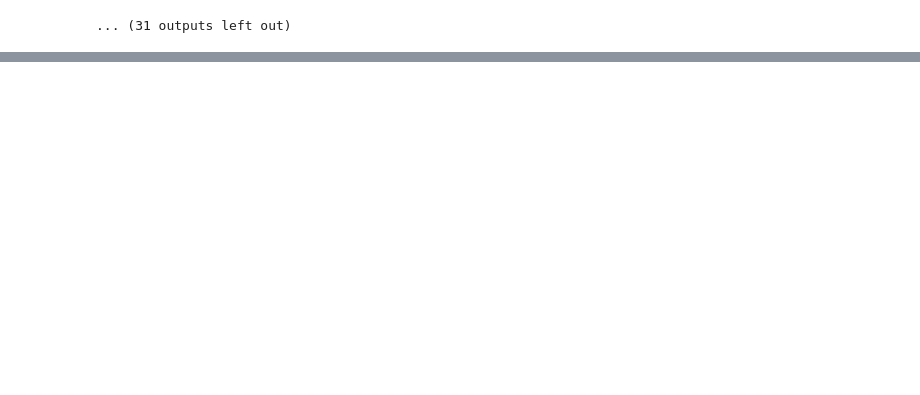
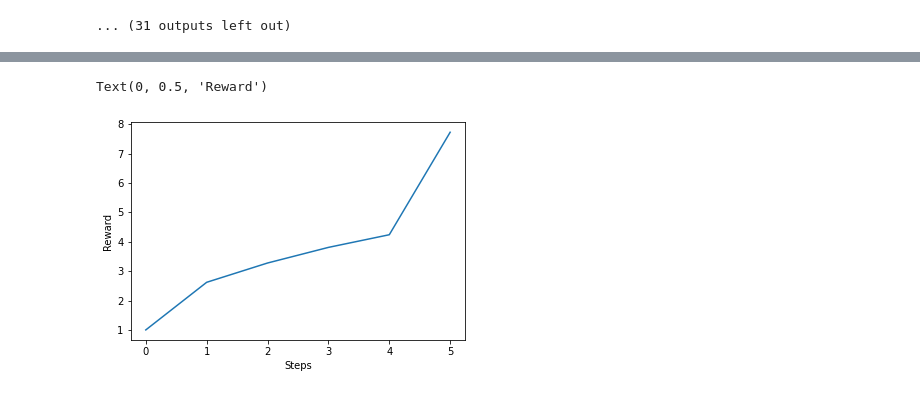
Before and after one commit to baasitsharief/CSE_546_Assignment_1, a Jupyter notebook: baasitsh_Assignment1.ipynb, the cells around one changed output, grey strips where cells are left out. Cells and saved outputs as stored; diff of their text form; code cells hidden in the pictures; blank space fills up the shorter version.

```diff
--- a/baasitsh_Assignment1.ipynb
+++ b/baasitsh_Assignment1.ipynb
@@ -269,0 +432,14 @@ rewards
+# %%
+reslist = list()
+for _ in range(10):
+  res = qlearning.evaluate()
+  env.reset()
+  for i in range(len(res[2])):
+    action = res[2][i]
+    observation, reward, done, info = env.step(action)
+    # with output_grid.output_to(0,0):
+    #   output_grid.clear_cell()
+    #   env.render()
+    #   print(f'Reward: {reward}, Action given: {action_dict[action]}')
+    # time.sleep(1)
+  reslist.append(res[3])
@@ -269,0 +477,7 @@ rewards
+# %%
+plt.plot(range(len(res[1])), res[1])
+plt.xlabel('Steps')
+plt.ylabel('Reward')
+# %% [output]
+Text(0, 0.5, 'Reward')
+[figure, added]
```
Also changed, not shown: parts of 54 cells of this notebook.
